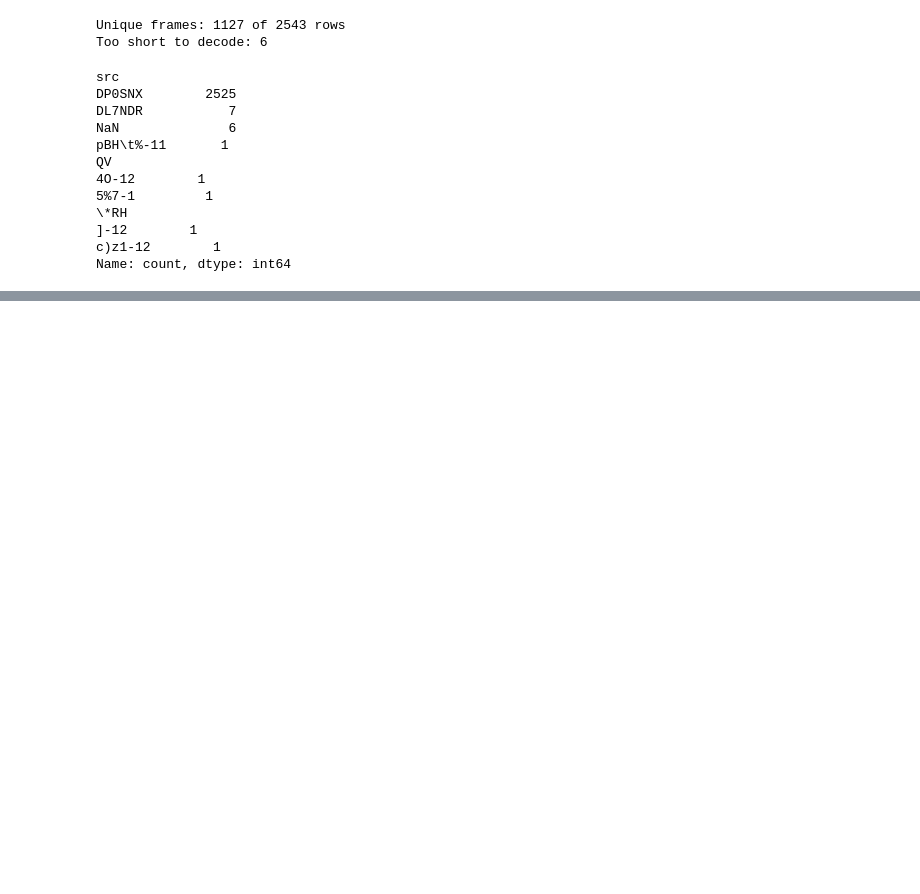
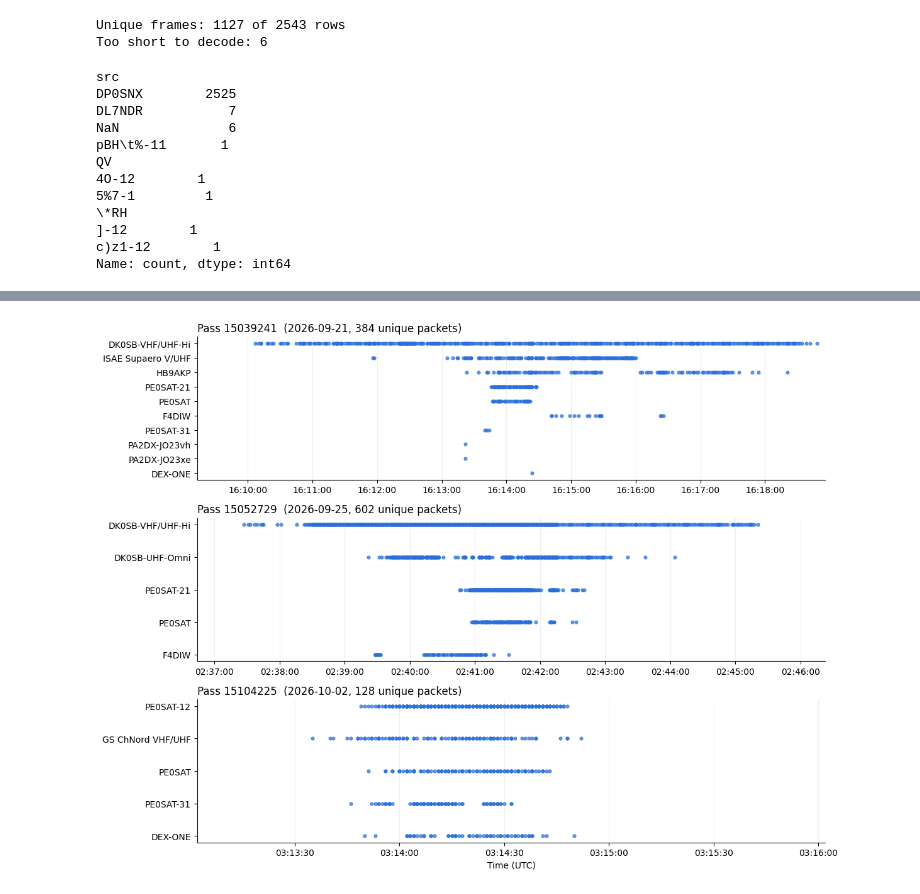
Before and after one commit to nguyen-katie/seds-hack, a Jupyter notebook: satnogs_frames.ipynb, the cells around one changed output, grey strips where cells are left out. Cells and saved outputs as stored; diff of their text form; code cells hidden in the pictures; blank space fills up the shorter version.

```diff
--- a/satnogs_frames.ipynb
+++ b/satnogs_frames.ipynb
@@ -93,0 +188,26 @@ Name: count, dtype: int64
+# %%
+import json, glob
+import matplotlib.pyplot as plt
+import matplotlib.dates as mdates
+
+sat = clean   # cleaned SONATE-2 packets
+
+fig, axes = plt.subplots(len(passes), 1, figsize=(12, 9))
+for ax, (obs_id, start, end) in zip(axes, passes):
+    p = sat[(sat["timestamp"] >= start) & (sat["timestamp"] <= end)]
+    stations = p["observer"].value_counts().index[::-1]   # busiest station on top
+    ypos = {s: k for k, s in enumerate(stations)}
+    ax.scatter(p["timestamp"], p["observer"].map(ypos), s=12, color="#2a6fdb", alpha=0.7)
+    ax.set_yticks(range(len(stations)))
+    short = [s.rsplit("-", 1)[0] for s in stations]   # drop grid locator unless it's needed to tell stations apart
+    ax.set_yticklabels([sh if short.count(sh) == 1 else s for sh, s in zip(short, stations)])
+    ax.set_xlim(start, end)
+    ax.xaxis.set_major_formatter(mdates.DateFormatter("%H:%M:%S"))
+    ax.set_title(f"Pass {obs_id}  ({start:%Y-%m-%d}, {p['frame'].nunique()} unique packets)", loc="left")
+    ax.grid(axis="x", alpha=0.2)
+    for side in ["top", "right"]:
+        ax.spines[side].set_visible(False)
+axes[-1].set_xlabel("Time (UTC)")
+plt.tight_layout()
+# %% [output]
+[figure, added]
```
Also changed, not shown: parts of 8 cells of this notebook, 10 other files.
